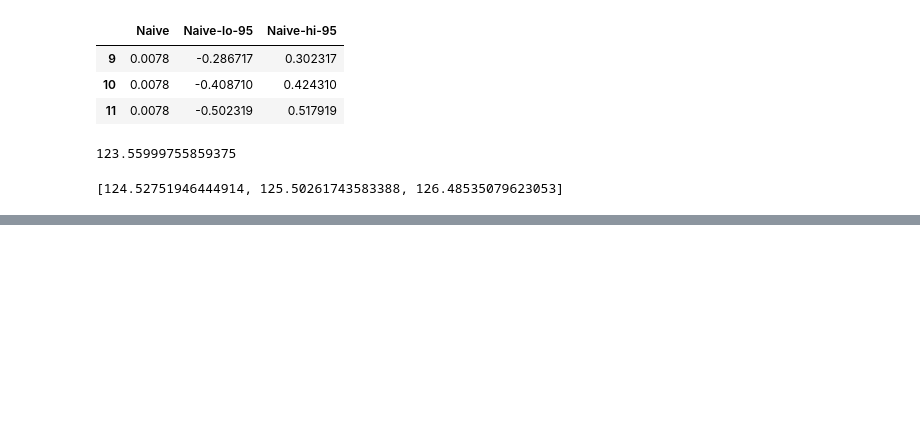
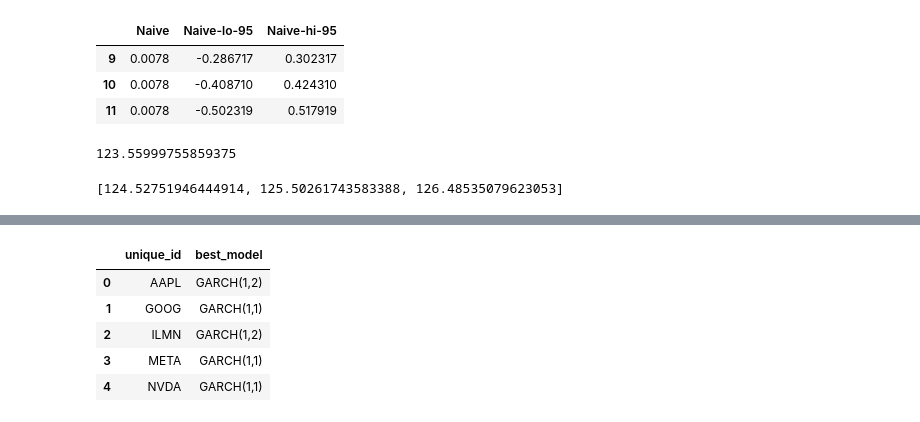
Before and after one commit to tituslhy/TheMarginCall, a Jupyter notebook: notebooks/tsa.ipynb, the cells around one changed output, grey strips where cells are left out. Cells and saved outputs as stored; diff of their text form; code cells hidden in the pictures; blank space fills up the shorter version.

```diff
--- a/notebooks/tsa.ipynb
+++ b/notebooks/tsa.ipynb
@@ -446,0 +472,9 @@ class Forecaster:
+# %%
+forecaster.best_models
+# %% [output]
+|  | unique_id | best_model |
+| 0 | AAPL | GARCH(1,2) |
+| 1 | GOOG | GARCH(1,1) |
+| 2 | ILMN | GARCH(1,2) |
+| 3 | META | GARCH(1,1) |
+| 4 | NVDA | GARCH(1,1) |
```
Also changed, not shown: parts of 4 cells of this notebook, 2 other files.
